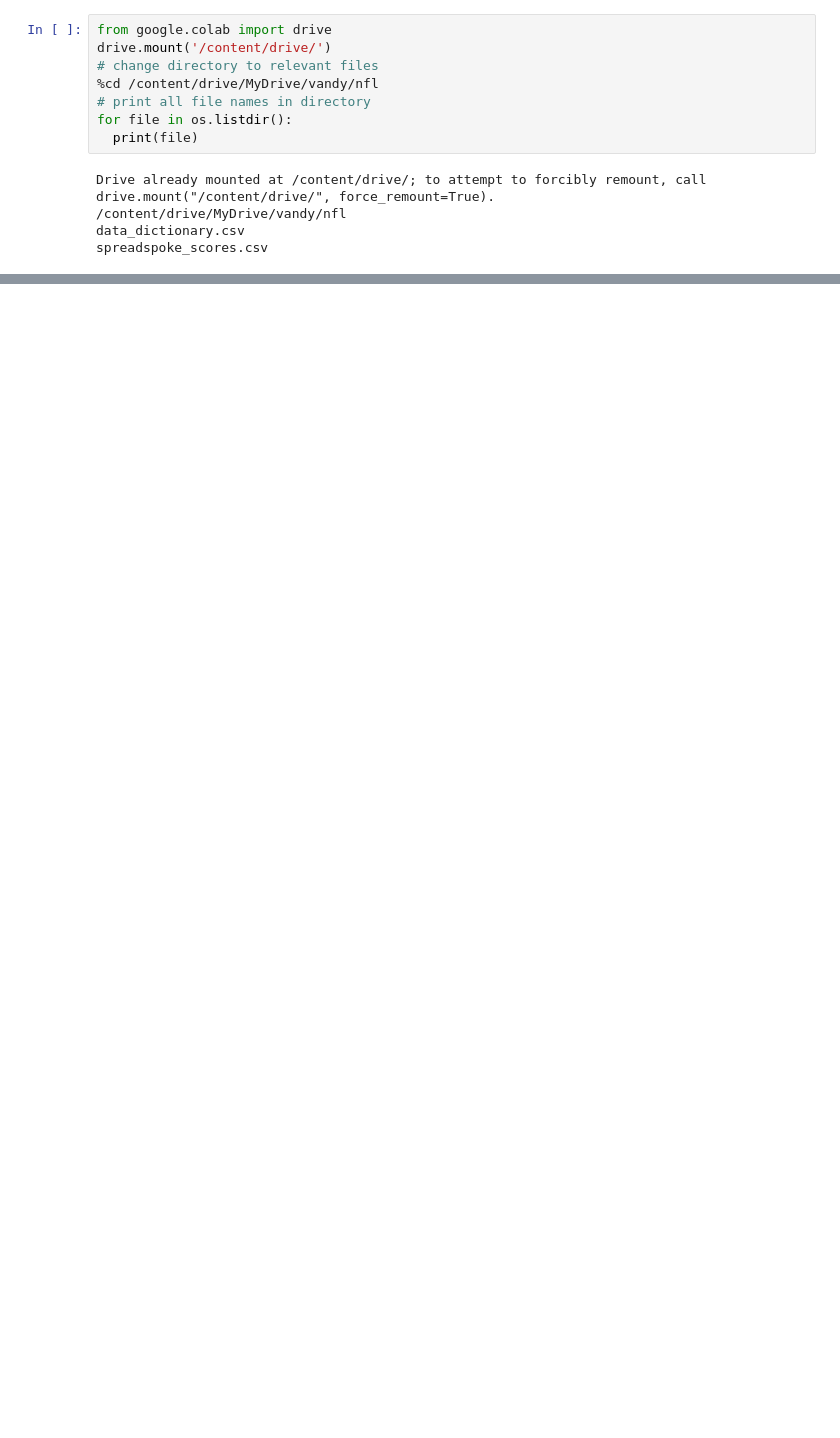
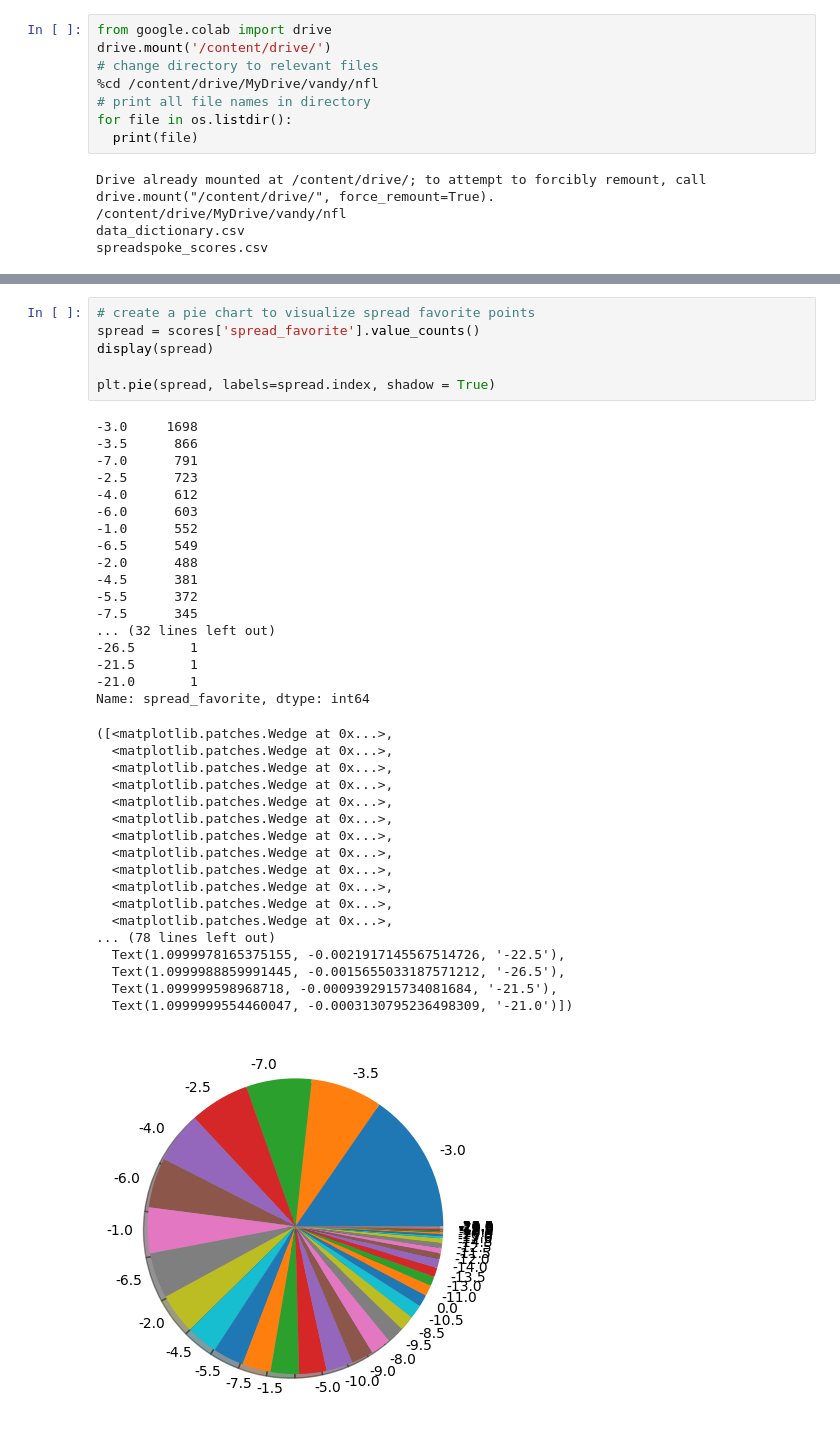
Before and after one commit to tyslas/CS5265-tyslas-nfl-spread-line-outcomes, a Jupyter notebook: NFLSpreadAndLineOutcomes.ipynb, the cells around one changed output, grey strips where cells are left out. Saved outputs shown, nothing was run; the diff lists cells and outputs as text; blank space fills up the shorter version.

```diff
--- a/NFLSpreadAndLineOutcomes.ipynb
+++ b/NFLSpreadAndLineOutcomes.ipynb
@@ -77,0 +154,42 @@ scores
+# %%
+# create a pie chart to visualize spread favorite points
+spread = scores['spread_favorite'].value_counts()
+display(spread)
+
+plt.pie(spread, labels=spread.index, shadow = True)
+# %% [output]
+-3.0     1698
+-3.5      866
+-7.0      791
+-2.5      723
+-4.0      612
+-6.0      603
+-1.0      552
+-6.5      549
+-2.0      488
+-4.5      381
+-5.5      372
+-7.5      345
+... (32 lines left out)
+-26.5       1
+-21.5       1
+-21.0       1
+Name: spread_favorite, dtype: int64
+([<matplotlib.patches.Wedge at 0x...>,
+  <matplotlib.patches.Wedge at 0x...>,
+  <matplotlib.patches.Wedge at 0x...>,
+  <matplotlib.patches.Wedge at 0x...>,
+  <matplotlib.patches.Wedge at 0x...>,
+  <matplotlib.patches.Wedge at 0x...>,
+  <matplotlib.patches.Wedge at 0x...>,
+  <matplotlib.patches.Wedge at 0x...>,
+  <matplotlib.patches.Wedge at 0x...>,
+  <matplotlib.patches.Wedge at 0x...>,
+  <matplotlib.patches.Wedge at 0x...>,
+  <matplotlib.patches.Wedge at 0x...>,
+... (78 lines left out)
+  Text(1.0999978165375155, -0.0021917145567514726, '-22.5'),
+  Text(1.0999988859991445, -0.0015655033187571212, '-26.5'),
+  Text(1.099999598968718, -0.0009392915734081684, '-21.5'),
+  Text(1.0999999554460047, -0.0003130795236498309, '-21.0')])
+[figure, added]
```
Also changed, not shown: parts of 10 cells of this notebook.
